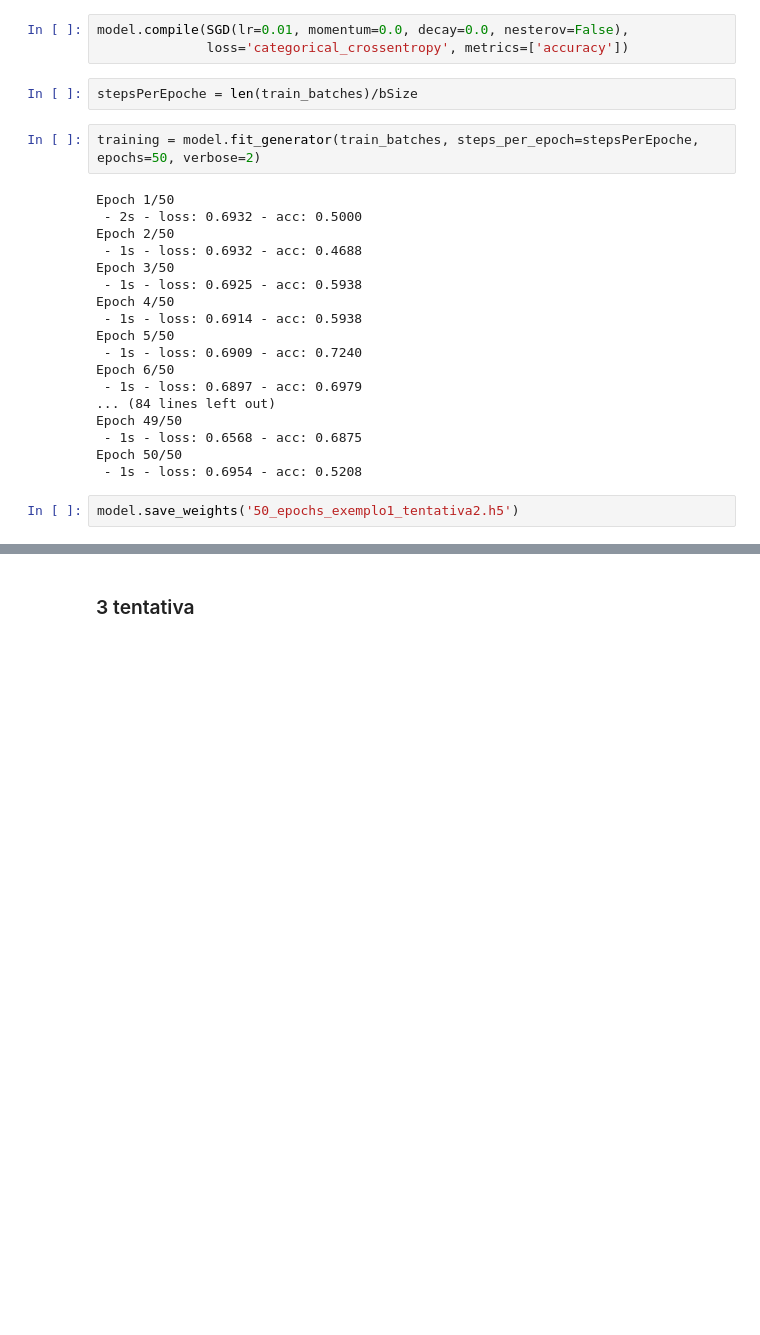
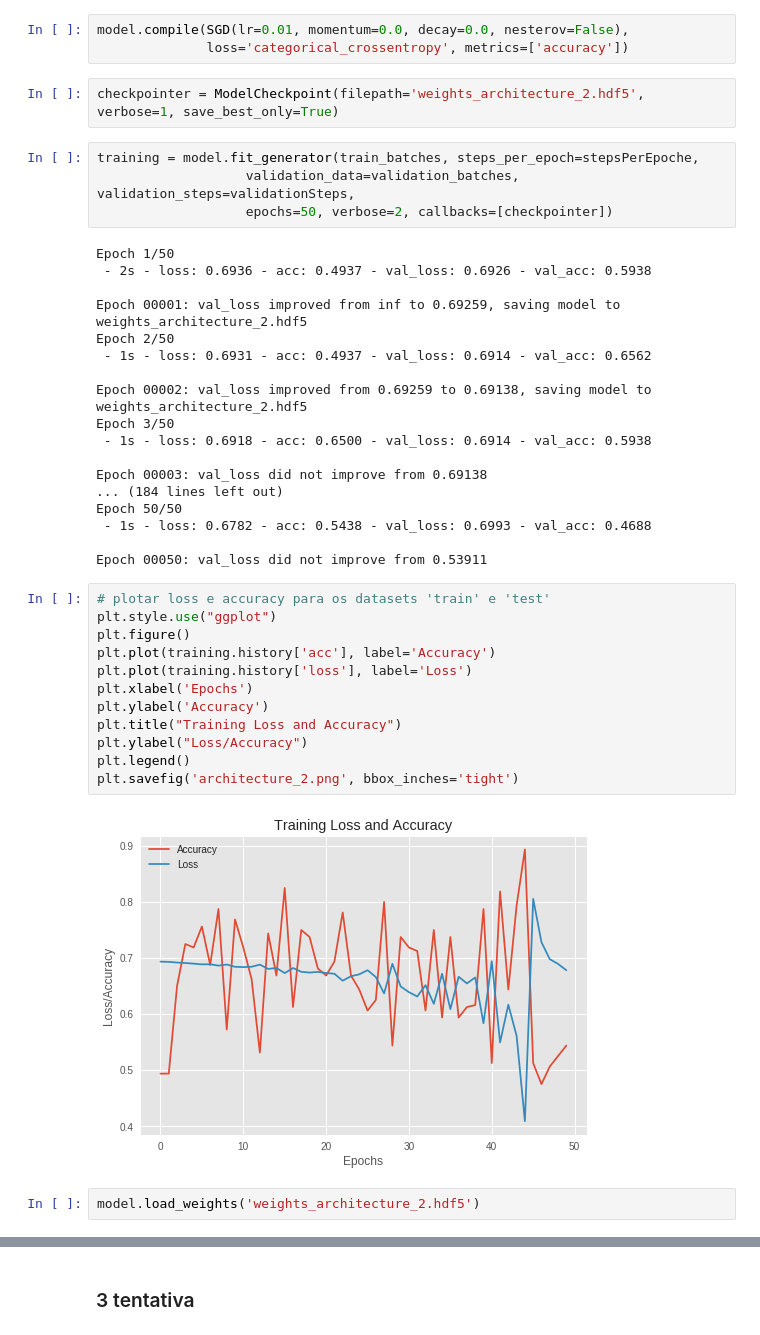
Before and after one commit to FernandaSzAdr/CNN_cromossome, a Jupyter notebook: TesteRedes.ipynb, the cells around one changed output, grey strips where cells are left out. Cells and saved outputs as stored; diff of their text form; blank space fills up the shorter version.

```diff
--- a/TesteRedes.ipynb
+++ b/TesteRedes.ipynb
@@ -187,27 +233,43 @@ model = Sequential([
 # %%
 model.compile(SGD(lr=0.01, momentum=0.0, decay=0.0, nesterov=False),
               loss='categorical_crossentropy', metrics=['accuracy'])
-# %%
-stepsPerEpoche = len(train_batches)/bSize
+# %%
+checkpointer = ModelCheckpoint(filepath='weights_architecture_2.hdf5', verbose=1, save_best_only=True)
 # %%
-training = model.fit_generator(train_batches, steps_per_epoch=stepsPerEpoche, epochs=50, verbose=2)
+training = model.fit_generator(train_batches, steps_per_epoch=stepsPerEpoche,
+                   validation_data=validation_batches, validation_steps=validationSteps,
+                   epochs=50, verbose=2, callbacks=[checkpointer])
 # %% [output]
 Epoch 1/50
- - 2s - loss: 0.6932 - acc: 0.5000
+ - 2s - loss: 0.6936 - acc: 0.4937 - val_loss: 0.6926 - val_acc: 0.5938
+
+Epoch 00001: val_loss improved from inf to 0.69259, saving model to weights_architecture_2.hdf5
 Epoch 2/50
- - 1s - loss: 0.6932 - acc: 0.4688
+ - 1s - loss: 0.6931 - acc: 0.4937 - val_loss: 0.6914 - val_acc: 0.6562
+
+Epoch 00002: val_loss improved from 0.69259 to 0.69138, saving model to weights_architecture_2.hdf5
 Epoch 3/50
- - 1s - loss: 0.6925 - acc: 0.5938
-Epoch 4/50
- - 1s - loss: 0.6914 - acc: 0.5938
-Epoch 5/50
- - 1s - loss: 0.6909 - acc: 0.7240
-Epoch 6/50
- - 1s - loss: 0.6897 - acc: 0.6979
-... (84 lines left out)
-Epoch 49/50
- - 1s - loss: 0.6568 - acc: 0.6875
+ - 1s - loss: 0.6918 - acc: 0.6500 - val_loss: 0.6914 - val_acc: 0.5938
+
+Epoch 00003: val_loss did not improve from 0.69138
+... (184 lines left out)
 Epoch 50/50
- - 1s - loss: 0.6954 - acc: 0.5208
+ - 1s - loss: 0.6782 - acc: 0.5438 - val_loss: 0.6993 - val_acc: 0.4688
+
+Epoch 00050: val_loss did not improve from 0.53911
-# %%
-model.save_weights('50_epochs_exemplo1_tentativa2.h5')
+# %%
+# plotar loss e accuracy para os datasets 'train' e 'test'
+plt.style.use("ggplot")
+plt.figure()
+plt.plot(training.history['acc'], label='Accuracy')
+plt.plot(training.history['loss'], label='Loss')
+plt.xlabel('Epochs')
+plt.ylabel('Accuracy')
+plt.title("Training Loss and Accuracy")
+plt.ylabel("Loss/Accuracy")
+plt.legend()
+plt.savefig('architecture_2.png', bbox_inches='tight')
+# %% [output]
+[figure, added]
+# %%
+model.load_weights('weights_architecture_2.hdf5')
```
Also changed, not shown: parts of 112 cells of this notebook.
